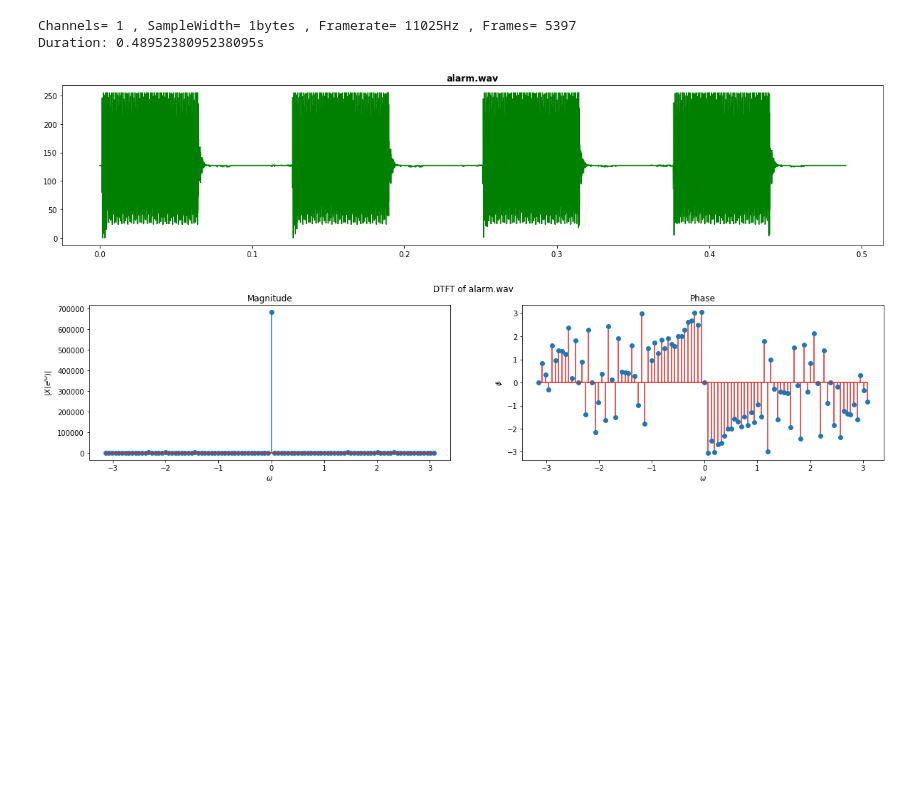
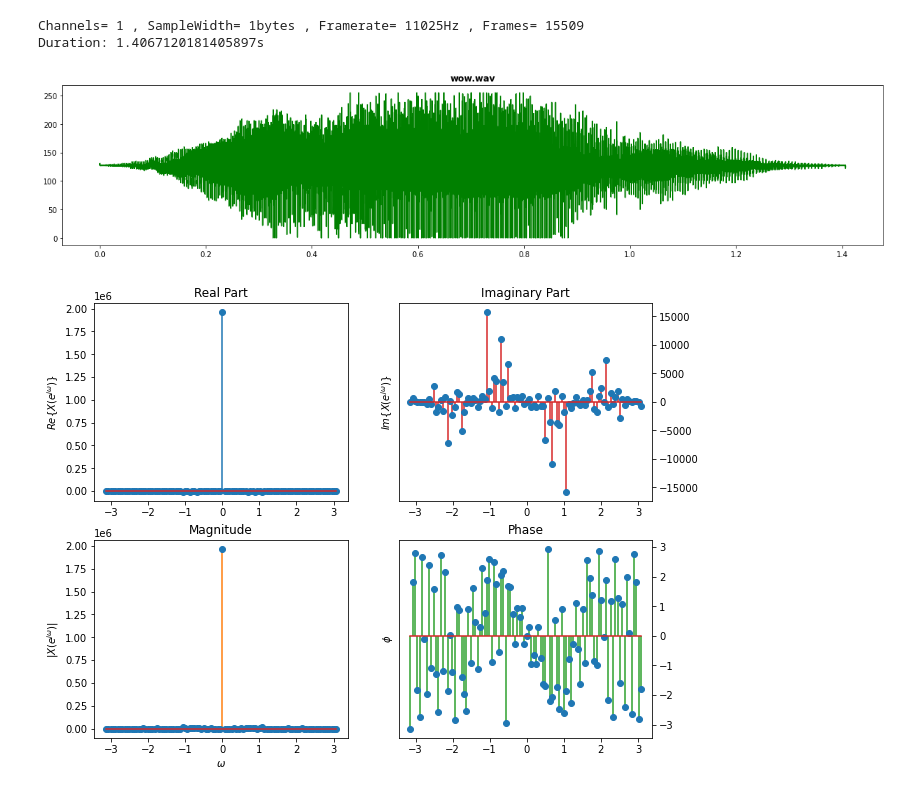
Before and after one commit to TUdayKiranReddy/DSP, a Jupyter notebook: hw1.ipynb, the cells around one changed output. Drawn from its saved outputs; the diff is of its cells as text; code cells hidden in the pictures; blank space fills up the shorter version.

Commit message:
io_plotter updated.

```diff
--- a/hw1.ipynb
+++ b/hw1.ipynb
@@ -67,20 +67,20 @@ def dtft_plotter(dtft, title=None):
         fig.suptitle(title, fontweight="bold")
 
     ax[0, 0].title.set_text('Real Part')
-    ax[0, 0].plot(dtft['omega'], np.real(dtft['complex']))
+    ax[0, 0].stem(dtft['omega'], np.real(dtft['complex']))
     ax[0, 0].set(ylabel='$Re\{X(e^{j \omega})\}$')
 
     ax[0, 1].title.set_text('Imaginary Part')
-    ax[0, 1].plot(dtft['omega'], np.imag(dtft['complex']), 'tab:red')
+    ax[0, 1].stem(dtft['omega'], np.imag(dtft['complex']), 'tab:red')
     ax[0, 1].yaxis.tick_right()
     ax[0, 1].set(ylabel='$Im\{X(e^{j \omega})\}$')
 
     ax[1, 0].title.set_text('Magnitude')
-    ax[1, 0].plot(dtft['omega'], dtft['magnitude'], 'tab:orange')
+    ax[1, 0].stem(dtft['omega'], dtft['magnitude'], 'tab:orange')
     ax[1, 0].set(xlabel='$\omega$', ylabel='$|X(e^{j \omega})|$')
 
     ax[1, 1].title.set_text('Phase')
-    ax[1, 1].plot(dtft['omega'], dtft['phase'], 'tab:green')
+    ax[1, 1].stem(dtft['omega'], dtft['phase'], 'tab:green')
     ax[1, 1].yaxis.tick_right()
     ax[1, 1].set(ylabel='$\phi$')
 # %%
@@ -132,16 +132,17 @@ def analyise_wav_file(file, normalise, time_len=None):
     plt.title(file, fontsize='large', fontweight='bold')
     plt.plot(time, audio, color='green')
 
-                                                            #Plotting Magnitude and Phase
-    fig, (ax1, ax2) = plt.subplots(1,2)
-    plt.suptitle("DTFT of "+file)
-    ax1.title.set_text('Magnitude')
-    ax1.stem(dtft_audio['omega'], dtft_audio['magnitude'])
-    ax1.set(xlabel='$\omega$', ylabel='$|X(e^{j \omega})|$')
+#                                                             #Plotting Magnitude and Phase
+#     fig, (ax1, ax2) = plt.subplots(1,2)
+#     plt.suptitle("DTFT of "+file)
+#     ax1.title.set_text('Magnitude')
+#     ax1.stem(dtft_audio['omega'], dtft_audio['magnitude'])
+#     ax1.set(xlabel='$\omega$', ylabel='$|X(e^{j \omega})|$')
 
-    ax2.title.set_text('Phase')
-    ax2.set(xlabel='$\omega$', ylabel='$\phi$')
-    ax2.stem(dtft_audio['omega'], dtft_audio['phase'], 'tab:red')
+#     ax2.title.set_text('Phase')
+#     ax2.set(xlabel='$\omega$', ylabel='$\phi$')
+#     ax2.stem(dtft_audio['omega'], dtft_audio['phase'], 'tab:red')
+    dtft_plotter(dtft_audio)
 # %%
 def fr_alter(file, fr_scale, nchannels=1, sampwidth=1):
     audio_file = wave.open(file, 'rb')
@@ -284,17 +290,17 @@ def audio_convolve(i, h, normalisation, o, time_len=None):
 
     return y_file
 # %%
-file = 'alarm.wav'
-h = np.array([-0.25, 0.5, 0.25])
-op = audio_convolve(file, h, normalisation=False, o='1.wav')
+file = 'wow.wav'
+h = np.array([-0.25, 0.5, -0.25])
+op = audio_convolve(file, h, normalisation=False, o='wow_qb.wav')
 
 play(file)
 analyise_wav_file(file, normalise=False)
 # %% [output]
-Channels= 1 , SampleWidth= 1bytes , Framerate= 11025Hz , Frames= 5397
-Duration: 0.4895238095238095s
+Channels= 1 , SampleWidth= 1bytes , Framerate= 11025Hz , Frames= 15509
+Duration: 1.4067120181405897s
-[figure, old version]
+[figure, new version]
-[figure, old version]
+[figure, new version]
 # %%
 play(op)
 analyise_wav_file(op, normalise=False)
```
Also changed, not shown: parts of 10 cells of this notebook.
